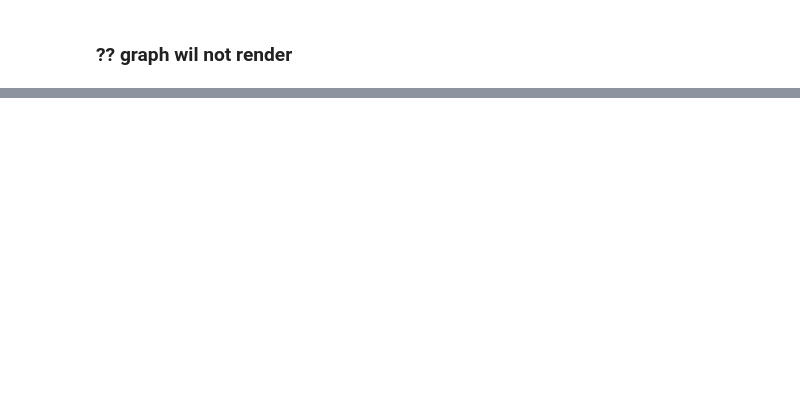
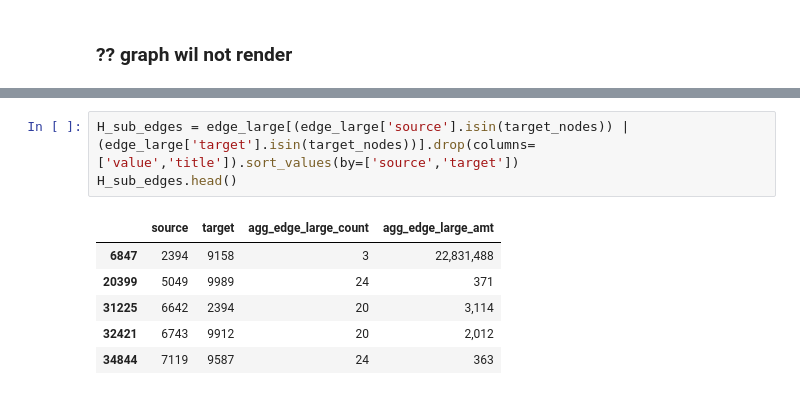
Before and after one commit to AARodgers/Stats-and-Plots, a Jupyter notebook: aml_project_full_dataset.ipynb, the cells around one changed output, grey strips where cells are left out. Drawn from its saved outputs; the diff is of its cells as text; blank space fills up the shorter version.

```diff
--- a/aml_project_full_dataset.ipynb
+++ b/aml_project_full_dataset.ipynb
@@ -398,0 +508,10 @@ NameError: name 'show_graph' is not defined
+# %%
+H_sub_edges = edge_large[(edge_large['source'].isin(target_nodes)) | (edge_large['target'].isin(target_nodes))].drop(columns=['value','title']).sort_values(by=['source','target'])
+H_sub_edges.head()
+# %% [output]
+|  | source | target | agg_edge_large_count | agg_edge_large_amt |
+| 6847 | 2394 | 9158 | 3 | 22,831,488 |
+| 20399 | 5049 | 9989 | 24 | 371 |
+| 31225 | 6642 | 2394 | 20 | 3,114 |
+| 32421 | 6743 | 9912 | 20 | 2,012 |
+| 34844 | 7119 | 9587 | 24 | 363 |
```
Also changed, not shown: parts of 13 cells of this notebook.
